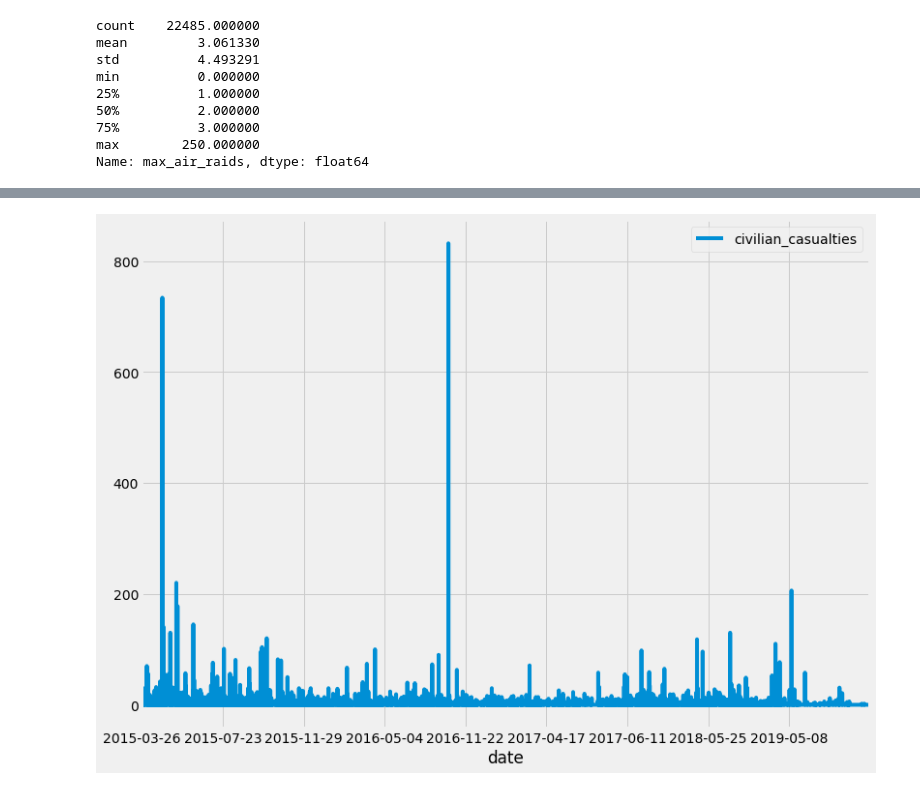
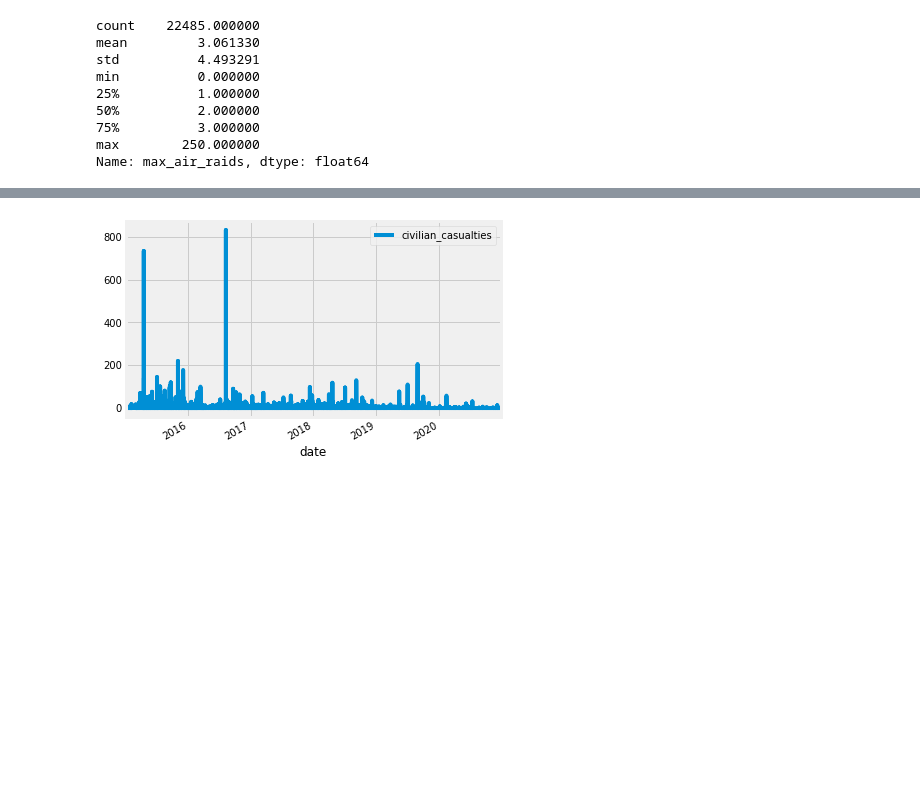
Before and after one commit to gnelsonpr6/yemen_air_raids, a Jupyter notebook: eileen_eda_notebook.ipynb, the cells around one changed output, grey strips where cells are left out. Cells and saved outputs as stored; diff of their text form; code cells hidden in the pictures; blank space fills up the shorter version.

```diff
--- a/eileen_eda_notebook-Copy1.ipynb
+++ b/eileen_eda_notebook.ipynb
@@ -206,5 +196,5 @@ df.plot(x='date', y='max_air_raids', figsize=(12,9));
 # %%
-df.plot(x='date', y='civilian_casualties', figsize=(12,9));
+df.plot(x='date', y='civilian_casualties');
 # %% [output]
-[figure, old version]
+[figure, new version]
 # %%
```
Also changed, not shown: parts of 42 cells of this notebook.
